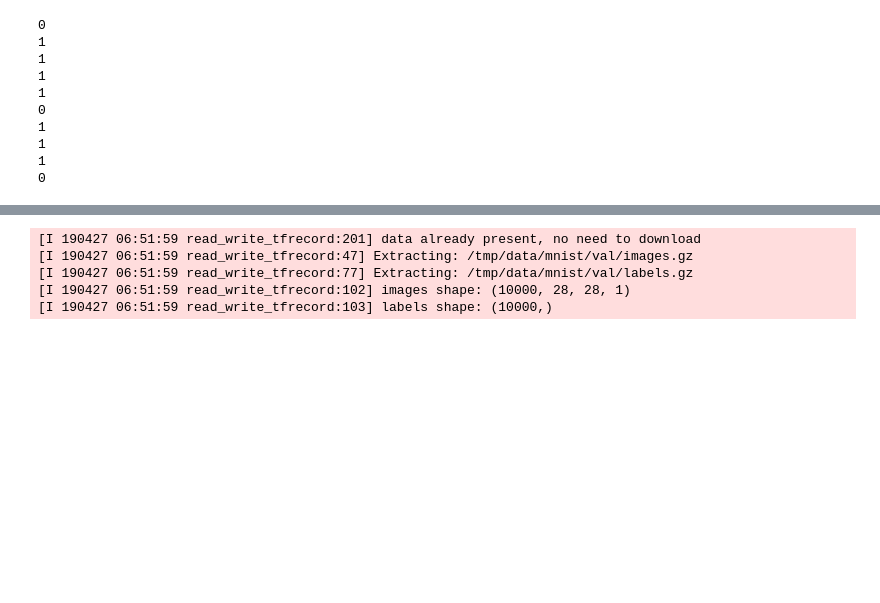
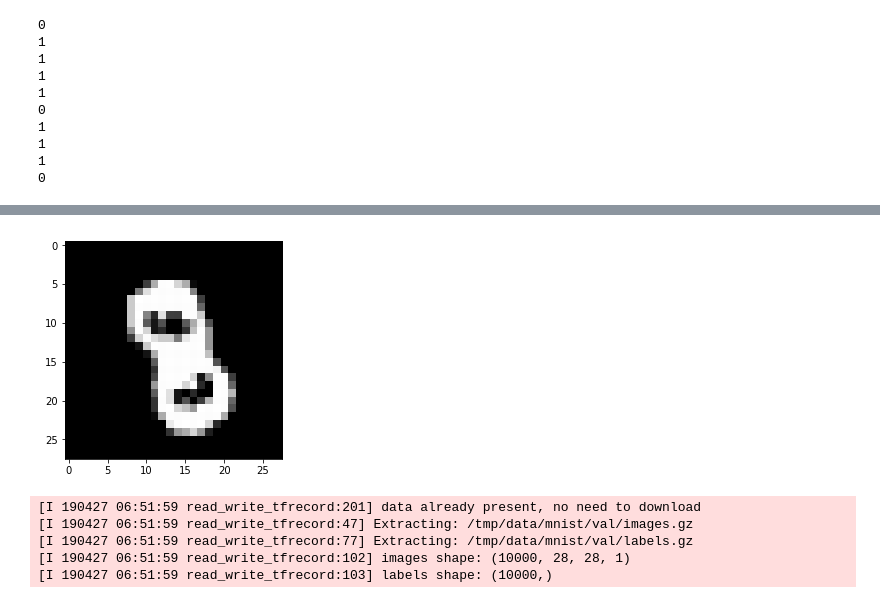
Before and after one commit to aaronlelevier/apache_beam_examples, a Jupyter notebook: notebooks/MNIST-all-data-and-partition-fn.ipynb, the cells around one changed output, grey strips where cells are left out. Cells and saved outputs as stored; diff of their text form; code cells hidden in the pictures; blank space fills up the shorter version.

```diff
--- a/notebooks/MNIST-all-data-and-partition-fn.ipynb
+++ b/notebooks/MNIST-all-data-and-partition-fn.ipynb
@@ -29,3 +34,9 @@ read_write_tfrecord.display_image(img)
+# %%
+img = read_write_tfrecord.read_tfrecord(
+    '/Users/aaron/tfx/pipelines/mnist/MnistExampleGen/examples/1/eval/data_tfrecord-00000-of-00001.gz', idx=0)
+read_write_tfrecord.display_image(img)
+# %% [output]
+[figure, added]
 # %%
 read_write_tfrecord.write_tfrecords()
 # %% [output]
```
Also changed, not shown: parts of 13 cells of this notebook, 2 other files.
